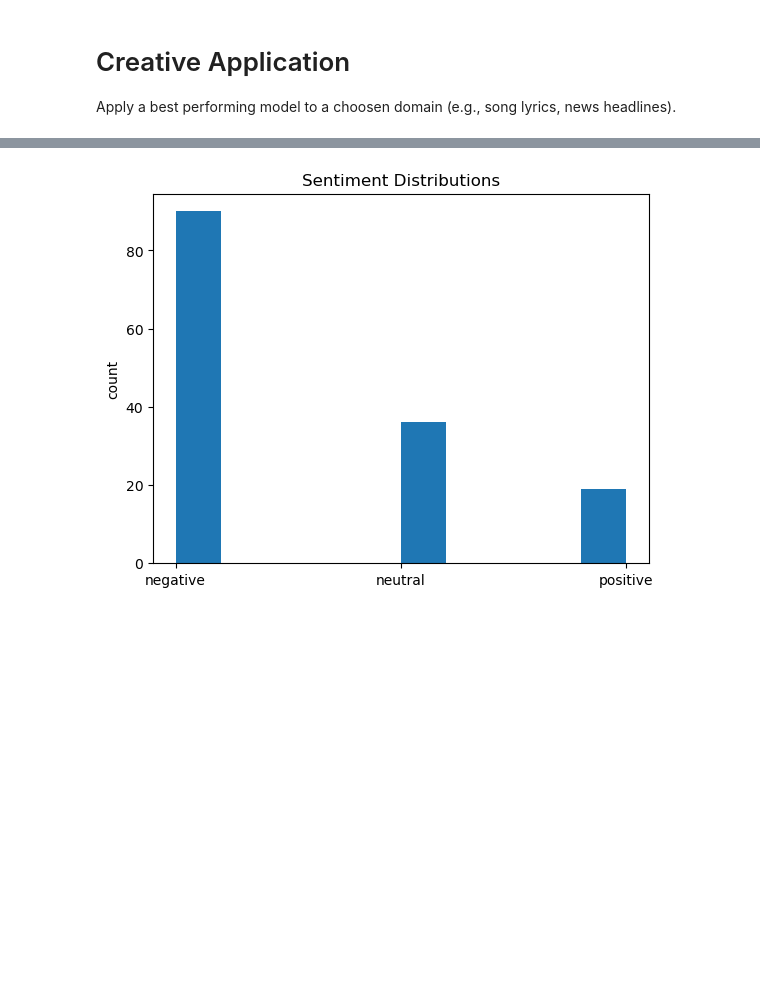
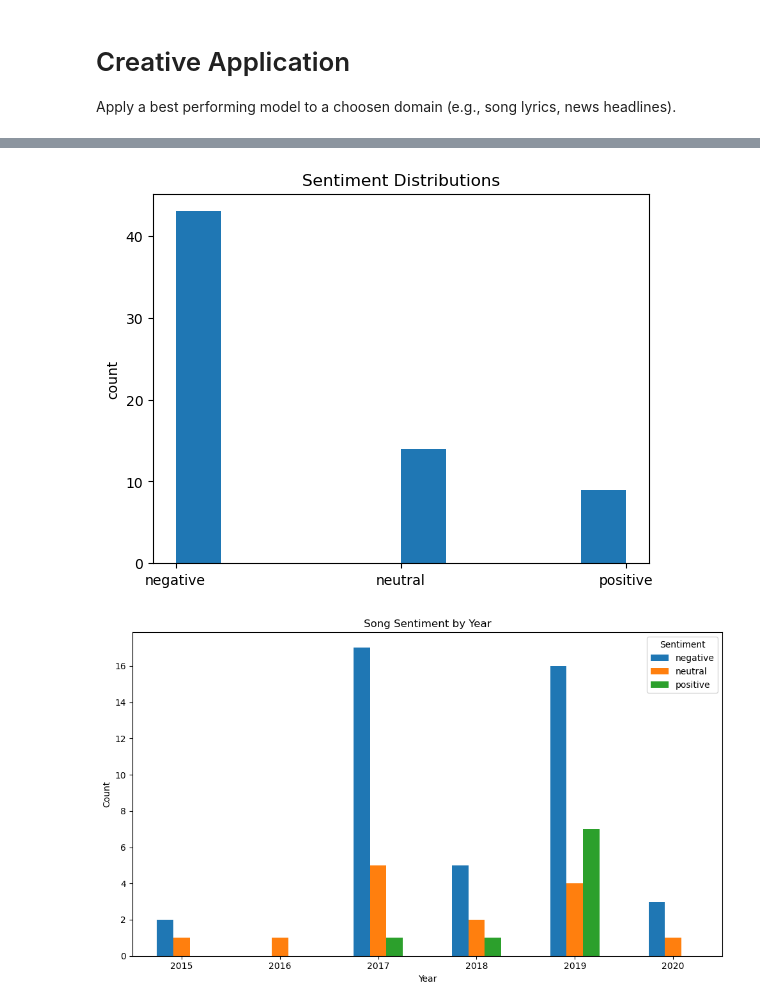
Before and after one commit to Priti0427/Sentiment-analysis-using-Hugging-Face-Transformer, a Jupyter notebook: Sentiment_Analysis.ipynb, the cells around one changed output, grey strips where cells are left out. Saved outputs shown, nothing was run; the diff lists cells and outputs as text; code cells hidden in the pictures; blank space fills up the shorter version.

Commit message:
Lyrics graphs updated

```diff
--- a/Sentiment_Analysis.ipynb
+++ b/Sentiment_Analysis.ipynb
@@ -393,6 +393,8 @@ df_billie = pd.read_csv("archive (5)/BillieEilish.csv")
 # %%
 # Clean data
 df_billie['Lyric'] = df_billie["Lyric"].astype(str).apply(clean_text)
+df_billie.dropna(inplace=True)
+df_billie['Year'] = df_billie['Year'].astype(int)
 df_billie.info()
 # %% [output]
 <class 'pandas.core.frame.DataFrame'>
@@ -434,13 +436,24 @@ df_billie_rob
 # %%
-# Plot sentiment distribution by year
-
+# Plot sentiment distribution
 plt.figure()
 plt.hist(df_billie_rob['predicted_sentiment'])
 plt.title(f"Sentiment Distributions")
 plt.ylabel("count")
 plt.show()
+
+# Plot sentiment by year
+grouped = df_billie_rob.groupby(['Year', 'predicted_sentiment']).size().unstack(fill_value=0)
+grouped.plot(kind='bar', figsize=(10, 6))
+plt.title('Song Sentiment by Year')
+plt.xlabel('Year')
+plt.ylabel('Count')
+plt.legend(title='Sentiment')
+plt.xticks(rotation=0)
+plt.tight_layout()
+plt.show()
 # %% [output]
-[figure, old version]
+[figure, new version]
+[figure, added]
 # %% [markdown]
 # Conclusion
 
```
Also changed, not shown: parts of 3 cells of this notebook.
